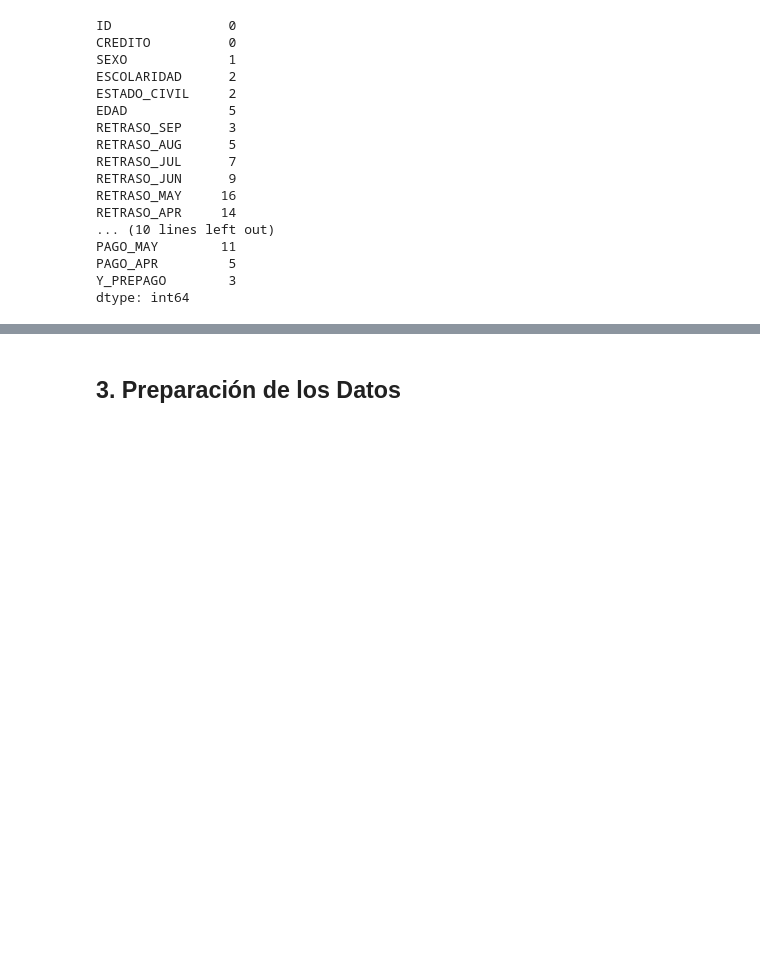
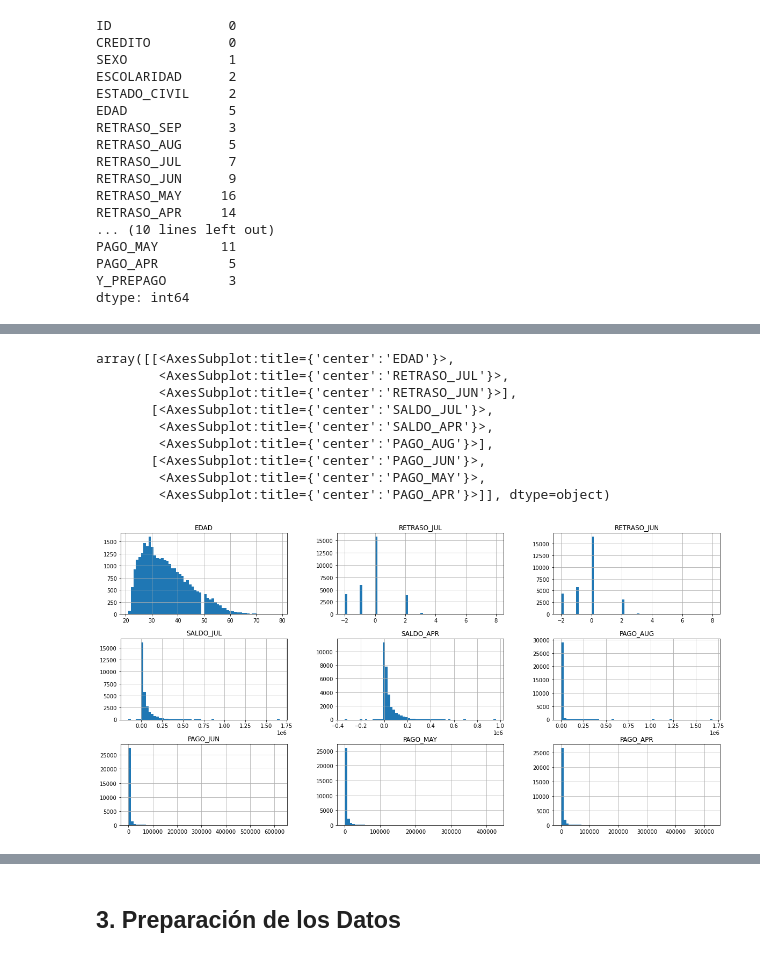
Before and after one commit to PosgradoMNA/actividades-de-aprendizaje-armandoBringas-a01200230, a Jupyter notebook: Activity_week_3/Week_3-Activity_1/Actividad-1.ipynb, the cells around one changed output, grey strips where cells are left out. Cells and saved outputs as stored; diff of their text form; code cells hidden in the pictures; blank space fills up the shorter version.

```diff
--- a/Activity_week_3/Week_3-Activity_1/Actividad-1.ipynb
+++ b/Activity_week_3/Week_3-Activity_1/Actividad-1.ipynb
@@ -250,0 +379,5 @@ df[df['Y_PREPAGO'].isna()]
+# %%
+# Remover datos faltantes en columna 'RETRASO_MAY'
+
+df = df[df['SALDO_MAY'].notna()]
+imprimir_datos_faltantes(df)
@@ -250,0 +388,3 @@ df[df['Y_PREPAGO'].isna()]
+# %%
+df = df.dropna(thresh=len(df.columns)-1)
+df
@@ -250,0 +413,5 @@ df[df['Y_PREPAGO'].isna()]
+# %%
+# Imprimir columnas con valores faltantes
+
+columns = df.columns[df.isnull().any()]
+columns
@@ -250,0 +422,5 @@ df[df['Y_PREPAGO'].isna()]
+# %%
+# Subconjunto de datos del conjunto original, solo con aquellas columnos donde hacen falta valores
+
+df_subset = df[columns]
+df_subset.head()
@@ -250,0 +434,15 @@ df[df['Y_PREPAGO'].isna()]
+# %%
+# Análisis de las distribuaciones
+
+df_subset.hist(bins=60, figsize=(20,10))
+# %% [output]
+array([[<AxesSubplot:title={'center':'EDAD'}>,
+        <AxesSubplot:title={'center':'RETRASO_JUL'}>,
+        <AxesSubplot:title={'center':'RETRASO_JUN'}>],
+       [<AxesSubplot:title={'center':'SALDO_JUL'}>,
+        <AxesSubplot:title={'center':'SALDO_APR'}>,
+        <AxesSubplot:title={'center':'PAGO_AUG'}>],
+       [<AxesSubplot:title={'center':'PAGO_JUN'}>,
+        <AxesSubplot:title={'center':'PAGO_MAY'}>,
+        <AxesSubplot:title={'center':'PAGO_APR'}>]], dtype=object)
+[figure, added]
```
Also changed, not shown: parts of 62 cells of this notebook.
